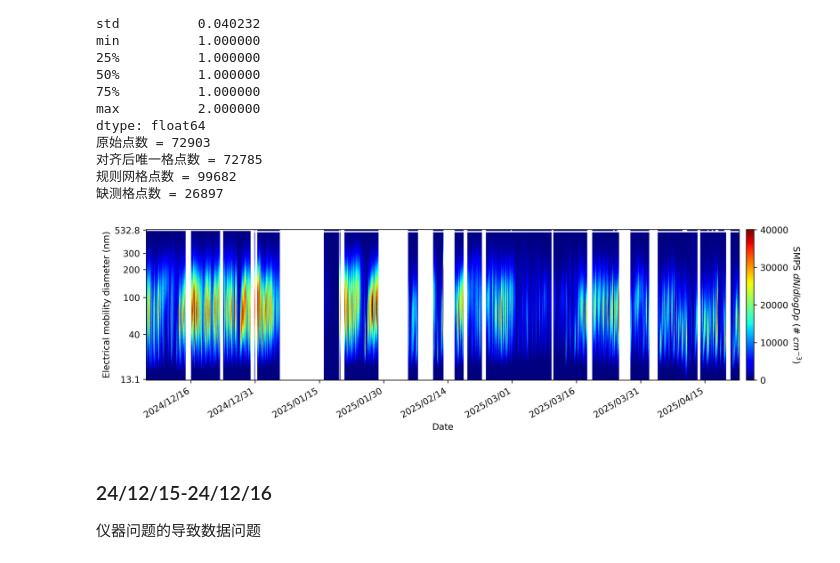
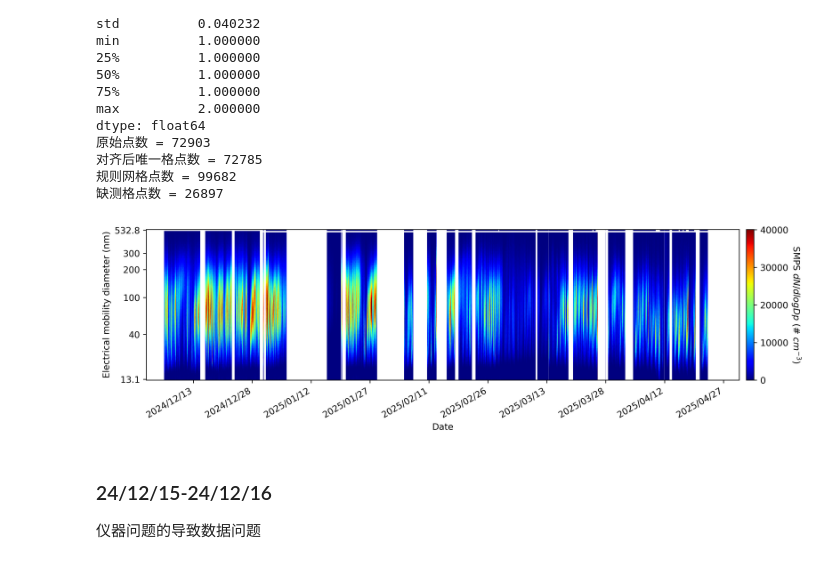
Before and after one commit to ReedFu/master0_2025, a Jupyter notebook: Lanzhou_aerosol/SMPS_Time_series.ipynb, the cells around one changed output. Drawn from its saved outputs; the diff is of its cells as text; code cells hidden in the pictures.

```diff
--- a/Lanzhou_aerosol/SMPS_Time_series.ipynb
+++ b/Lanzhou_aerosol/SMPS_Time_series.ipynb
@@ -363,34 +363,35 @@ pcm = ax.pcolormesh(x_edges, y_edges, Z, shading="auto",
                     cmap=cmap,
                     vmin=vmin,
                     vmax=vmax
                     )
 
 ax.set_yscale("log")
 ax.set_ylabel("Electrical mobility diameter (nm)")
 ax.set_xlabel("Date")
 
 # y 刻度
 yticks = [13.1, 40, 100, 200, 300, 532.8]
 ax.yaxis.set_major_locator(FixedLocator(yticks))
 ax.yaxis.set_minor_locator(NullLocator())
 ax.yaxis.set_major_formatter(lambda v, pos: f"{v:g}")
 ax.set_ylim(y_edges[0], y_edges[-1])
 
 # x 轴
+ax.set_xlim(pd.Timestamp('2024-12-01'), pd.Timestamp('2025-05-01'))
 ax.xaxis.set_major_locator(mdates.DayLocator(interval=15))
 ax.xaxis.set_major_formatter(mdates.DateFormatter("%Y/%m/%d"))
 fig.autofmt_xdate()# 自动旋转日期标签
 #ax.set_xlim(pd.Timestamp('2024-12-08'), pd.Timestamp('2024-12-14')) # 如果你想限制显示某几天，可以取消注释这一行
 # colorbar
 cbar = fig.colorbar(pcm, ax=ax, pad=0.01)
 cbar.set_label("SMPS $dN/dlogDp$ (# $cm^{-3}$)", rotation=270, labelpad=15)
 #cbar.set_ticks([0, 0.5, 1, 1.5, 2, 2.5])
 
 plt.tight_layout()
 #plt.show()
 plt.savefig(r"C:\Users\admin\Desktop\temp\3.png", dpi=500)
 # %% [output]
-[figure, old version]
+[figure, new version]
 # %% [markdown]
 ### 24/12/15-24/12/16
 
```
Also changed, not shown: parts of 3 cells of this notebook, 1 other file.
